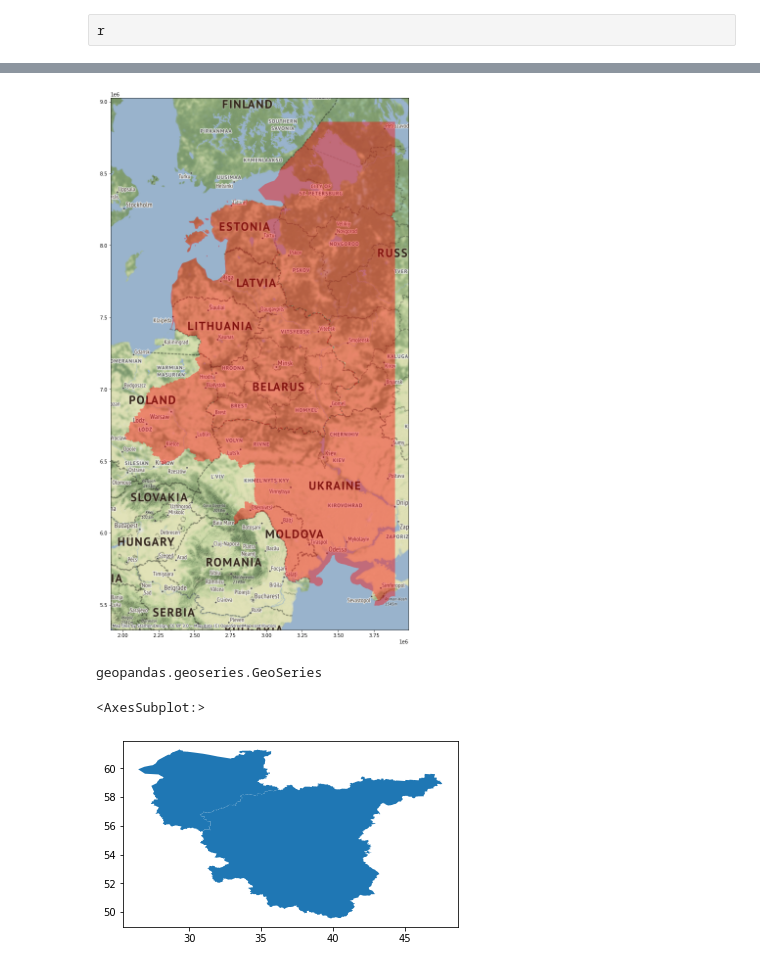
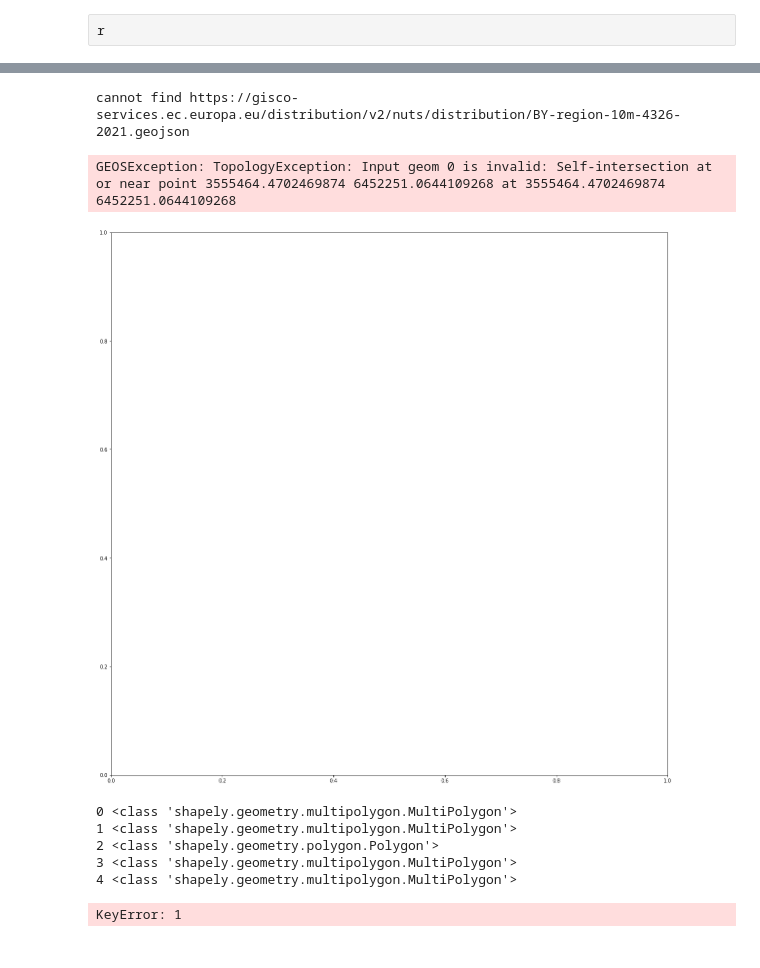
Before and after one commit to ioggstream/europe-historical-geojson, a Jupyter notebook: risk-map.ipynb, the cells around one changed output, grey strips where cells are left out. Cells and saved outputs as stored; diff of their text form; code cells hidden in the pictures.

Commit message:
region names

```diff
--- a/risk-map.ipynb
+++ b/risk-map.ipynb
@@ -46,0 +16,8 @@ europe
+# %%
+config = lambda:yaml.safe_load(Path("mappe.yaml").read_text())
+maps = lambda:config()['maps']
+# %%
+europe =  config()['europe_borders']
+eu_area = gpd.read_file(StringIO(json.dumps(europe)))
+eu_area = eu_area.set_crs("EPSG:4326")
+europe
@@ -196,0 +209,5 @@ russia = get_state('Russia')
+# %%
+%matplotlib inline
+
+R=get_state_df("Russia")
+R.head()
@@ -197,26 +234,11 @@ russia = get_state('Russia')
 # %%
-fig, ax1 = plt.subplots(1,1)
-fig.set_size_inches(20,20)
-
-R=gpd.GeoDataFrame(geometry=russia[0])
-for s in russia[1:]:
-    R = R.append(gpd.GeoDataFrame(geometry=s))
-
-R = R.set_crs("EPSG:4326")
-R=R.intersection(eu_area)
+R=R.intersection(eu_area.to_crs("EPSG:3857"))
 R=R.to_crs(epsg=3857)
-R.plot(ax=ax1, alpha=0.4, linewidth=3, facecolor="red"
+R.plot(ax=ax1, alpha=0.4, linewidth=3, edgecolor="white", facecolor="red"
       )
 import contextily as ctx
 ctx.add_basemap(ax1)
 # %% [output]
+cannot find https://gisco-services.ec.europa.eu/distribution/v2/nuts/distribution/BY-region-10m-4326-2021.geojson
+GEOSException: TopologyException: Input geom 0 is invalid: Self-intersection at or near point 3555464.4702469874 6452251.0644109268 at 3555464.4702469874 6452251.0644109268
-[figure, old version]
+[figure, new version]
-# %%
-russia[0].__class__
-# %% [output]
-geopandas.geoseries.GeoSeries
-# %%
-R1.plot()
-# %% [output]
-<AxesSubplot:>
-[figure, removed]
@@ -222,0 +253,26 @@ R1.plot()
+# %%
+
+def filtra(area, base):
+    print(id(area))
+    entity = getattr(area, 'geometry', area)
+    for i, poli in enumerate(entity):
+        if isinstance(poli, MultiPolygon):
+            print(i, max(k.area for k in poli))
+            entity[i] = MultiPolygon([k for k in poli if k.area > base])
+        if isinstance(poli, Polygon):
+            print("poli", i, poli.area)
+#filtra(uk, 139686868885072)
+uk = get_state_df('Regno Unito')
+for i, e in enumerate(uk.geometry):
+    print(i, e.__class__)
+# %% [output]
+0 <class 'shapely.geometry.multipolygon.MultiPolygon'>
+1 <class 'shapely.geometry.multipolygon.MultiPolygon'>
+2 <class 'shapely.geometry.polygon.Polygon'>
+3 <class 'shapely.geometry.multipolygon.MultiPolygon'>
+4 <class 'shapely.geometry.multipolygon.MultiPolygon'>
+# %%
+ret=get_state_df('Regno Unito')
+ret.geometry
+# %% [output]
+KeyError: 1
```
Also changed, not shown: parts of 15 cells of this notebook, 2 other files.
